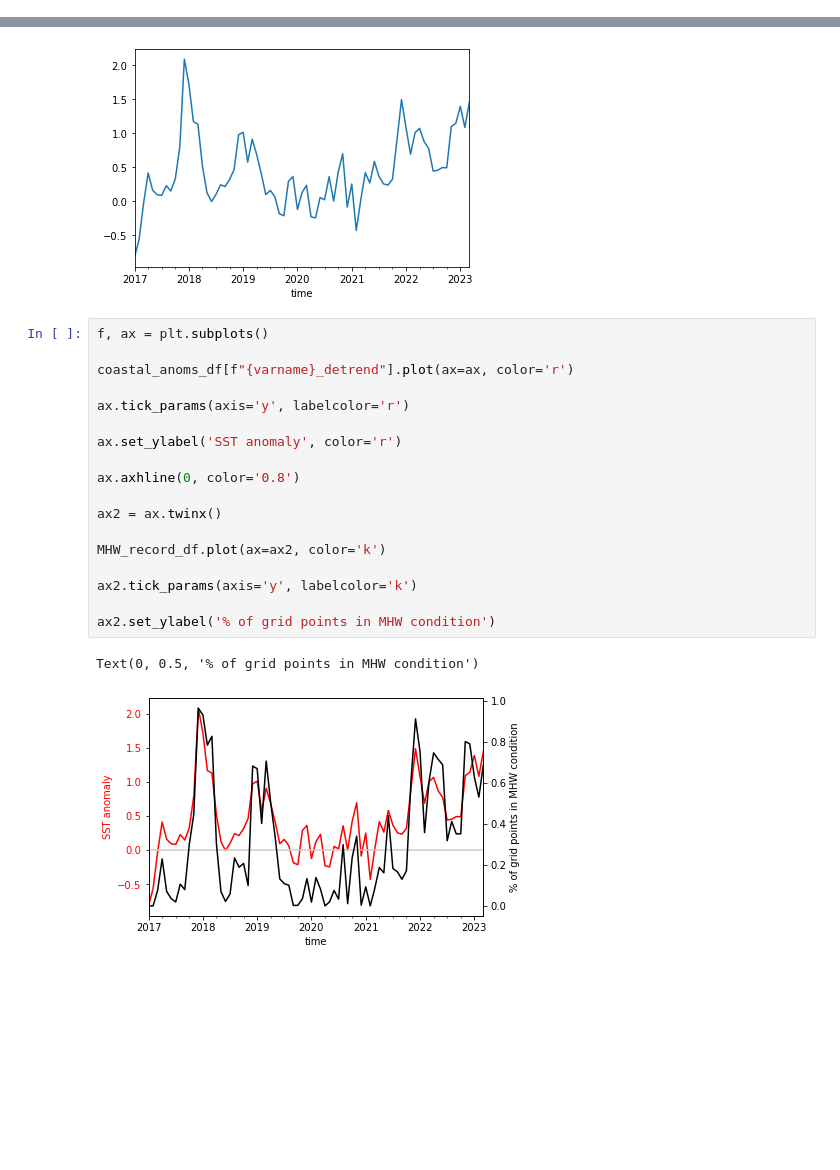
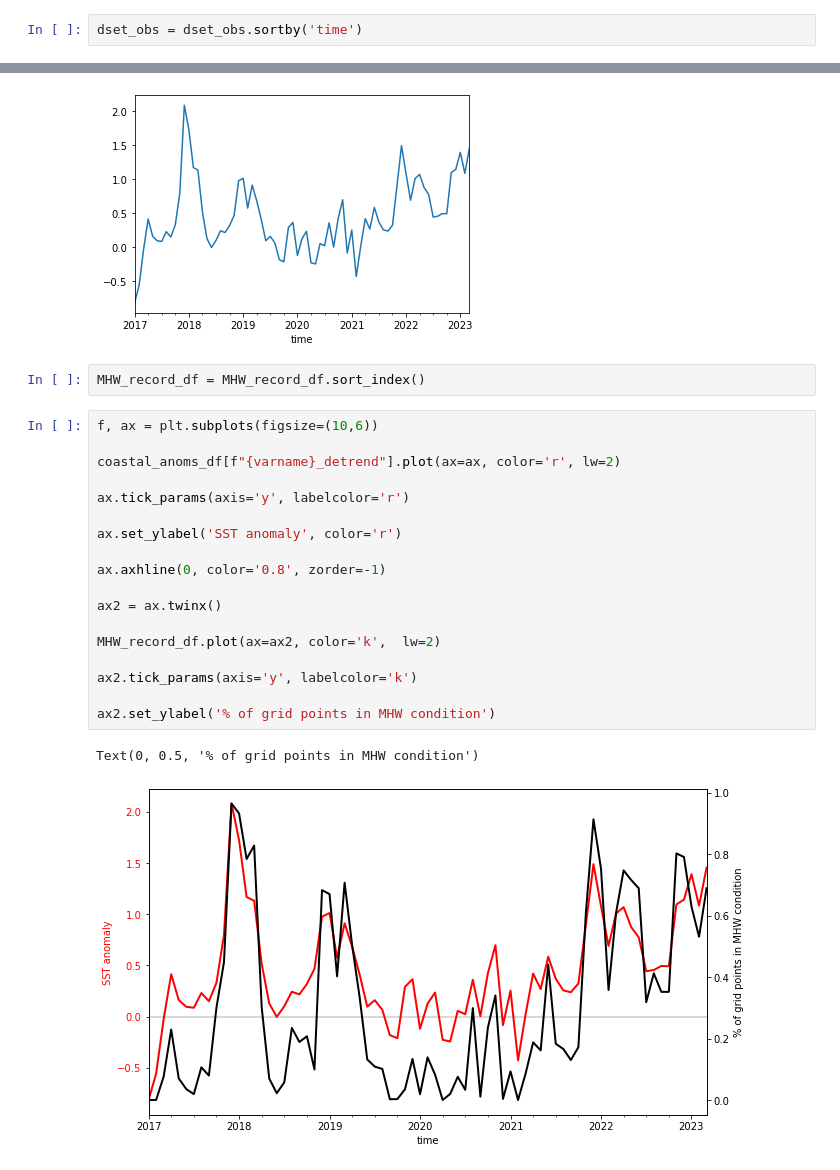
Before and after one commit to nicolasfauchereau/SST_forecasting, a Jupyter notebook: notebooks/read_forecasts_and_evaluate.ipynb, the cells around one changed output, grey strips where cells are left out. Saved outputs shown, nothing was run; the diff lists cells and outputs as text; blank space fills up the shorter version.

Commit message:
added regional MHW time-series plot

```diff
--- a/notebooks/read_forecasts_and_evaluate.ipynb
+++ b/notebooks/read_forecasts_and_evaluate.ipynb
@@ -64,6 +66,8 @@ p = dset_obs[varname].sel(time=slice('1993','2016')).polyfit(dim='time', deg=1)
 fit = xr.polyval(dset_obs['time'], p.polyfit_coefficients)
 # %%
 dset_obs[f"{varname}_detrend"] = (dset_obs[varname] - fit) + dset_obs[varname].mean(dim='time')
+# %%
+dset_obs = dset_obs.sortby('time')
 # %%
 dset_clim = dset_obs.sel(time=slice('1993','2016'))
 # %%
@@ -497,24 +501,26 @@ coastal_anoms_df[f"{varname}_detrend"].plot()
 # %% [output]
 <AxesSubplot:xlabel='time'>
 [figure]
+# %%
+MHW_record_df = MHW_record_df.sort_index()
 # %%
-f, ax = plt.subplots()
+f, ax = plt.subplots(figsize=(10,6))
 
-coastal_anoms_df[f"{varname}_detrend"].plot(ax=ax, color='r')
+coastal_anoms_df[f"{varname}_detrend"].plot(ax=ax, color='r', lw=2)
 
 ax.tick_params(axis='y', labelcolor='r')
 
 ax.set_ylabel('SST anomaly', color='r')
 
-ax.axhline(0, color='0.8')
+ax.axhline(0, color='0.8', zorder=-1)
 
 ax2 = ax.twinx()
 
-MHW_record_df.plot(ax=ax2, color='k')
+MHW_record_df.plot(ax=ax2, color='k',  lw=2)
 
 ax2.tick_params(axis='y', labelcolor='k')
 
 ax2.set_ylabel('% of grid points in MHW condition')
 # %% [output]
 Text(0, 0.5, '% of grid points in MHW condition')
-[figure, old version]
+[figure, new version]
```
Also changed, not shown: parts of 17 cells of this notebook.
